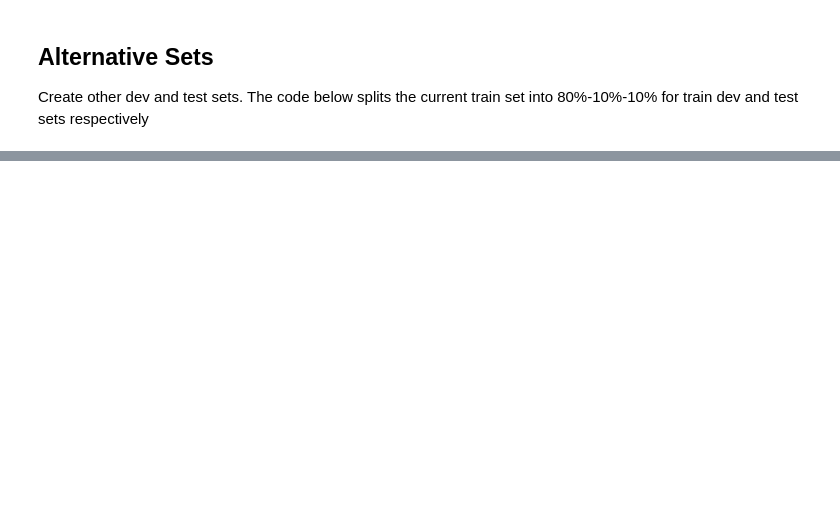
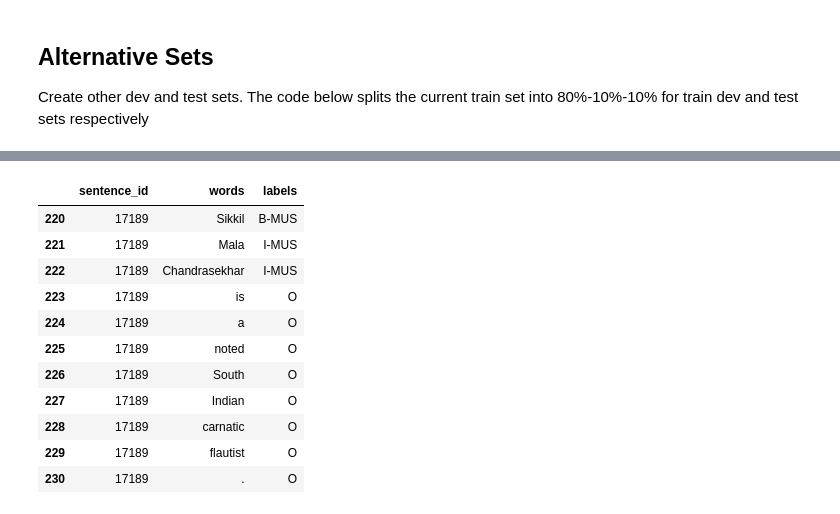
Before and after one commit to allenai/spike-ds-tutorials, a Jupyter notebook: src/train_set_creation.ipynb, the cells around one changed output, grey strips where cells are left out. Drawn from its saved outputs; the diff is of its cells as text; code cells hidden in the pictures; blank space fills up the shorter version.

```diff
--- a/src/train_set_creation.ipynb
+++ b/src/train_set_creation.ipynb
@@ -183,0 +277,16 @@ split_train_set("train_set_with_hearst")
+# %%
+first_mus = df[df["labels"] == "B-MUS"]["sentence_id"].unique().tolist()[1]
+df[df["sentence_id"] == first_mus]
+# %% [output]
+|  | sentence_id | words | labels |
+| 220 | 17189 | Sikkil | B-MUS |
+| 221 | 17189 | Mala | I-MUS |
+| 222 | 17189 | Chandrasekhar | I-MUS |
+| 223 | 17189 | is | O |
+| 224 | 17189 | a | O |
+| 225 | 17189 | noted | O |
+| 226 | 17189 | South | O |
+| 227 | 17189 | Indian | O |
+| 228 | 17189 | carnatic | O |
+| 229 | 17189 | flautist | O |
+| 230 | 17189 | . | O |
```
Also changed, not shown: parts of 21 cells of this notebook, 3 other files.
